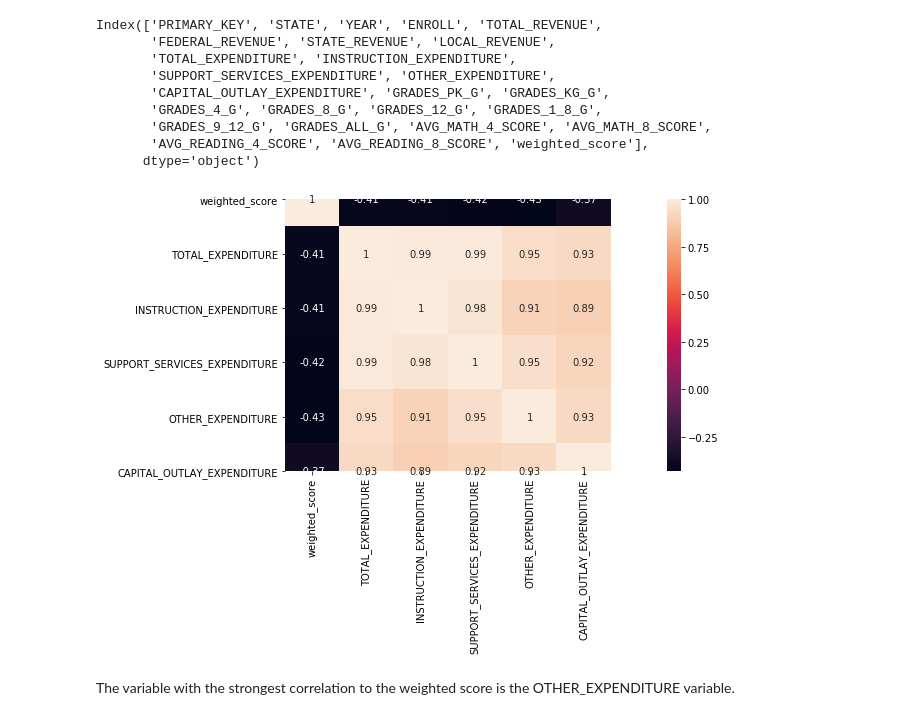
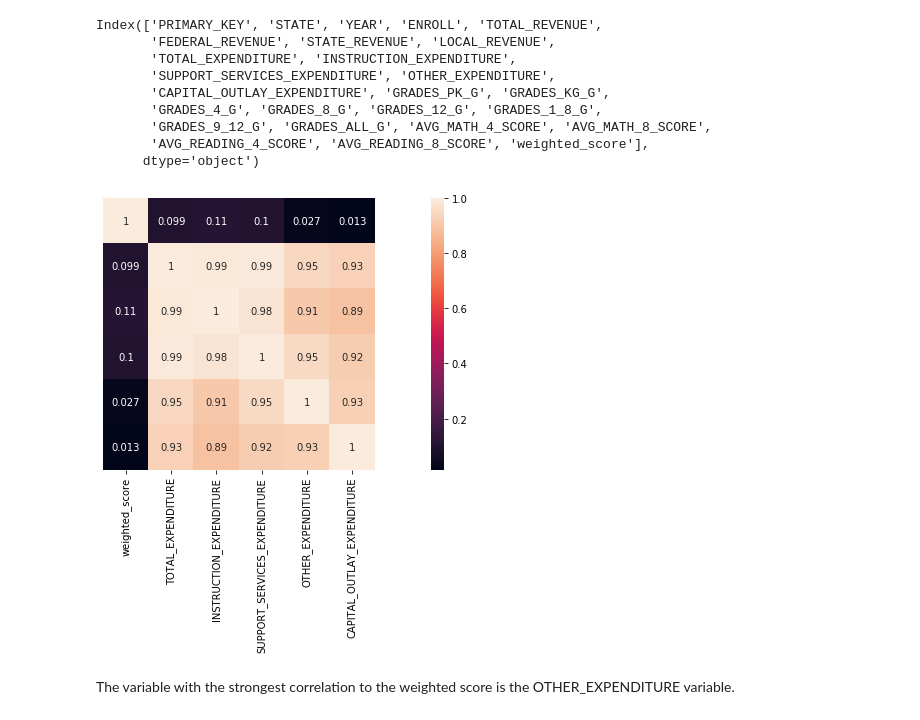
Before and after one commit to dstolbert/Feature-engineering2--PCA, a Jupyter notebook: Feature engineering2- PCA.ipynb, the cells around one changed output. Drawn from its saved outputs; the diff is of its cells as text; code cells hidden in the pictures.

```diff
--- a/Feature engineering2- PCA.ipynb
+++ b/Feature engineering2- PCA.ipynb
@@ -55,11 +57,9 @@ df2.head()
 | 59 | 1993_DELAWARE | DELAWARE | 1993 | 104355.0 | 683954.0 | 44497.0 | 443250.0 | 196207.0 | ... |
 5 rows × 25 columns
 # %%
-grades = ['GRADES_4_G', 'GRADES_8_G']
-scores = ['AVG_MATH_4_SCORE', 'AVG_MATH_8_SCORE', 'AVG_READING_4_SCORE', 'AVG_READING_8_SCORE']
-
-df2['weighted_score'] = (((df2['AVG_MATH_4_SCORE'] + df2['AVG_READING_4_SCORE'])/df2['GRADES_4_G']) +
-                        ((df2['AVG_MATH_8_SCORE']+ df2['AVG_READING_8_SCORE'])/df2['GRADES_8_G']))
+df2['weighted_score'] = (((df2['AVG_MATH_4_SCORE'] + df2['AVG_READING_4_SCORE'])*0.5*df2['GRADES_4_G']) +
+                        ((df2['AVG_MATH_8_SCORE'] + df2['AVG_READING_8_SCORE'])*0.5*df2['GRADES_8_G']))/(df2['GRADES_8_G'] +
+                                                                                                        df2['GRADES_4_G'])
 # %%
 sns.distplot(df2['weighted_score'])
 plt.show()
@@ -82,13 +82,12 @@ Index(['PRIMARY_KEY', 'STATE', 'YEAR', 'ENROLL', 'TOTAL_REVENUE',
 # %%
 weighted_corr = df2.loc[:,('weighted_score','TOTAL_EXPENDITURE', 'INSTRUCTION_EXPENDITURE',
                        'SUPPORT_SERVICES_EXPENDITURE', 'OTHER_EXPENDITURE', 'CAPITAL_OUTLAY_EXPENDITURE')].corr()
 
 plt.figure(figsize=(20,5))
-sns.heatmap(weighted_corr,square=True,annot=True)
-plt.yticks(rotation="horizontal")
+sns.heatmap(weighted_corr,square=True,annot=True,yticklabels=False)
 plt.show()
 # %% [output]
-[figure, old version]
+[figure, new version]
 # %% [markdown]
 The variable with the strongest correlation to the weighted score is the OTHER_EXPENDITURE variable.
 # %% [markdown]
```
Also changed, not shown: parts of 3 cells of this notebook.
